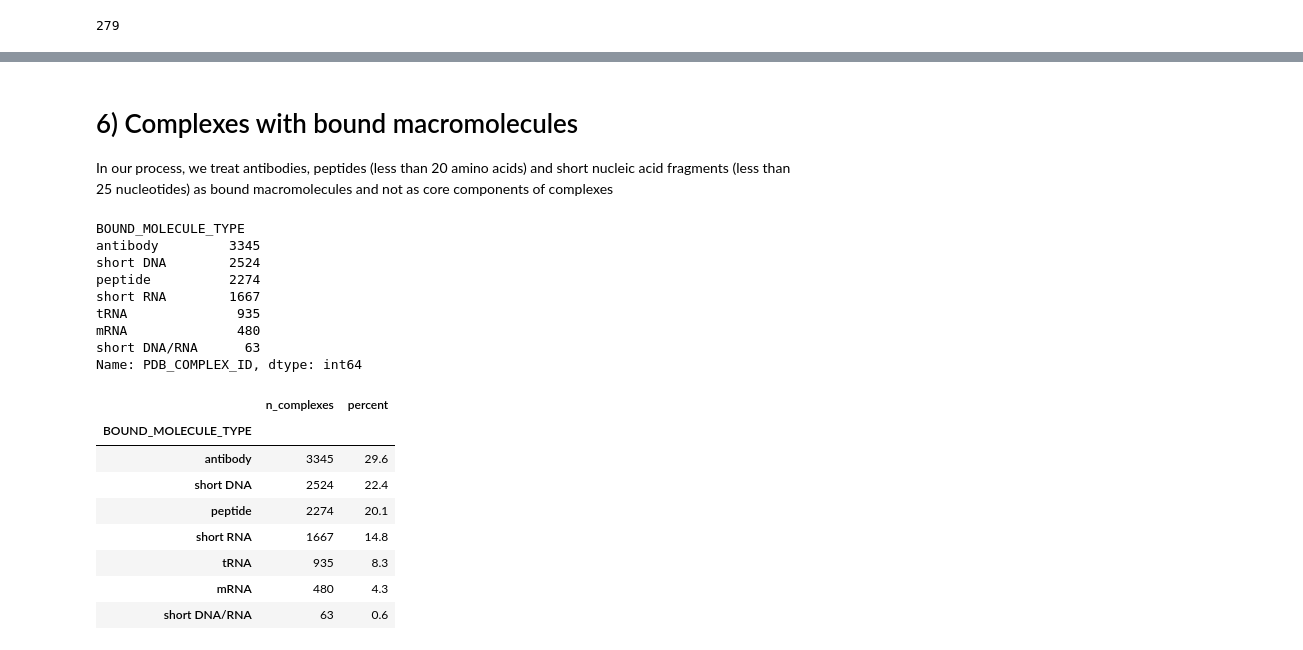
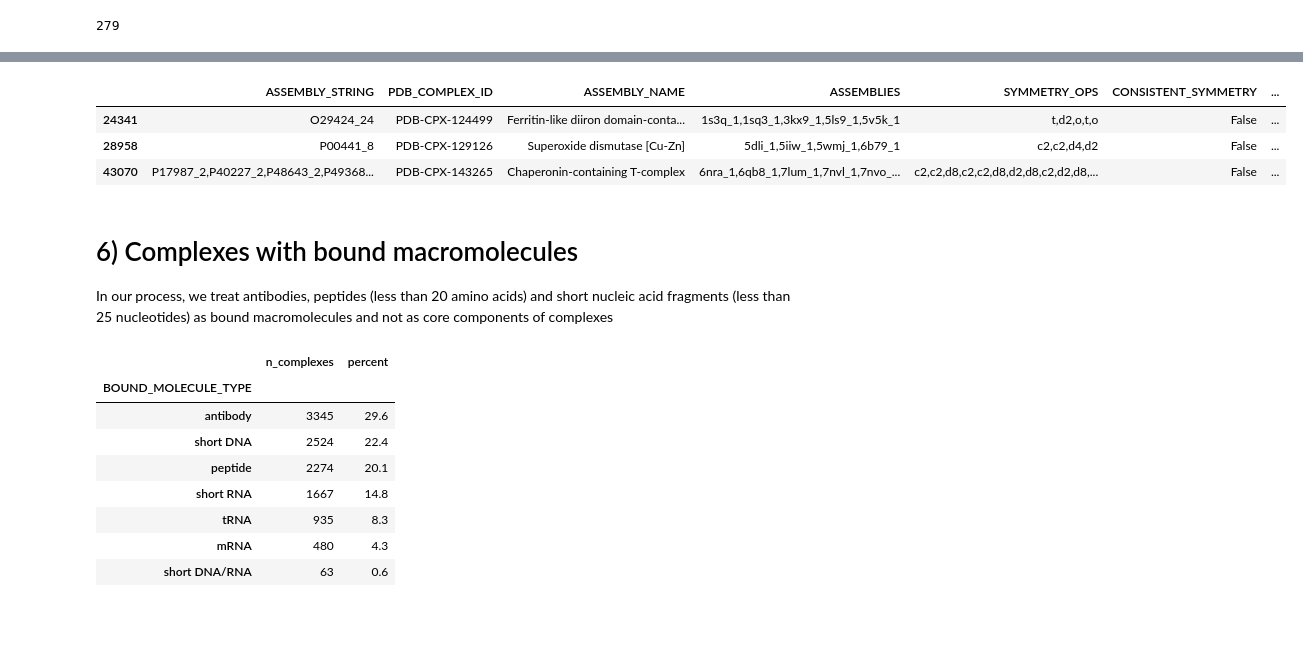
Before and after one commit to PDBe-KB/pdbe-assemblies-analysis, a Jupyter notebook: assemblies_analysis.ipynb, the cells around one changed output, grey strips where cells are left out. Cells and saved outputs as stored; diff of their text form; code cells hidden in the pictures; blank space fills up the shorter version.

```diff
--- a/assemblies_analysis.ipynb
+++ b/assemblies_analysis.ipynb
@@ -1299,3 +1287,14 @@ df_inconsistent_symmetry_with_asym.shape[0]
+# %%
+df_inconsistent_new = df_inconsistent_symmetry_with_asym[["ASSEMBLY_STRING", "PDB_COMPLEX_ID", "ASSEMBLY_NAME", "ASSEMBLIES", "SYMMETRY_OPS", "CONSISTENT_SYMMETRY", "SYM_NUM", "ALL_SYM", "PRIMARY_SYM"]]
+# %%
+# Filter df to get complexes that display more than 2 symmetry operators
+df_inconsistent_mult = df_inconsistent_new[df_inconsistent_new["SYM_NUM"] > 2 ]
+df_inconsistent_mult
+# %% [output]
+|  | ASSEMBLY_STRING | PDB_COMPLEX_ID | ASSEMBLY_NAME | ASSEMBLIES | SYMMETRY_OPS | CONSISTENT_SYMMETRY | ... |
+| 24341 | O29424_24 | PDB-CPX-124499 | Ferritin-like diiron domain-conta... | 1s3q_1,1sq3_1,3kx9_1,5ls9_1,5v5k_1 | t,d2,o,t,o | False | ... |
+| 28958 | P00441_8 | PDB-CPX-129126 | Superoxide dismutase [Cu-Zn] | 5dli_1,5iiw_1,5wmj_1,6b79_1 | c2,c2,d4,d2 | False | ... |
+| 43070 | P17987_2,P40227_2,P48643_2,P49368... | PDB-CPX-143265 | Chaperonin-containing T-complex | 6nra_1,6qb8_1,7lum_1,7nvl_1,7nvo_... | c2,c2,d8,c2,c2,d8,d2,d8,c2,d2,d8,... | False | ... |
 # %% [markdown]
 # 6) Complexes with bound macromolecules
 
@@ -1305,16 +1302,9 @@ df_bound = pd.read_csv("data/bound_molecules_data.csv")
 # %%
 # Num of unique complexes with bound macromolecules grouped based on the type of bound macromolecule
-unique_complex_counts = df_bound.groupby('BOUND_MOLECULE_TYPE')['PDB_COMPLEX_ID'].nunique().sort_values(ascending=False)
-unique_complex_counts
+complex_count_by_bound_type = (
+    df_bound.groupby('BOUND_MOLECULE_TYPE')['PDB_COMPLEX_ID']
+    .nunique()
+    .sort_values(ascending=False)
+)
-# %% [output]
-BOUND_MOLECULE_TYPE
-antibody         3345
-short DNA        2524
-peptide          2274
-short RNA        1667
-tRNA              935
-mRNA              480
-short DNA/RNA      63
-Name: PDB_COMPLEX_ID, dtype: int64
 # %%
 # Num of unique complexes with bound macromolecules grouped based on the type of bound macromolecule with percentages
```
Also changed, not shown: parts of 43 cells of this notebook.
